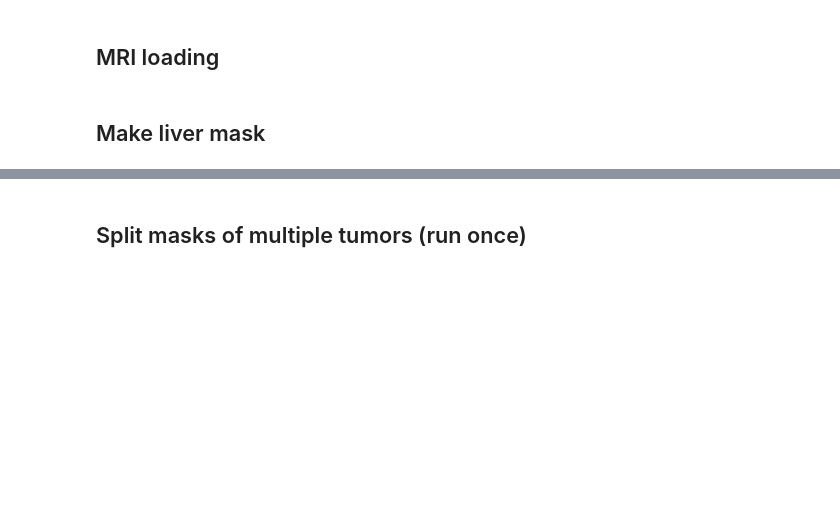
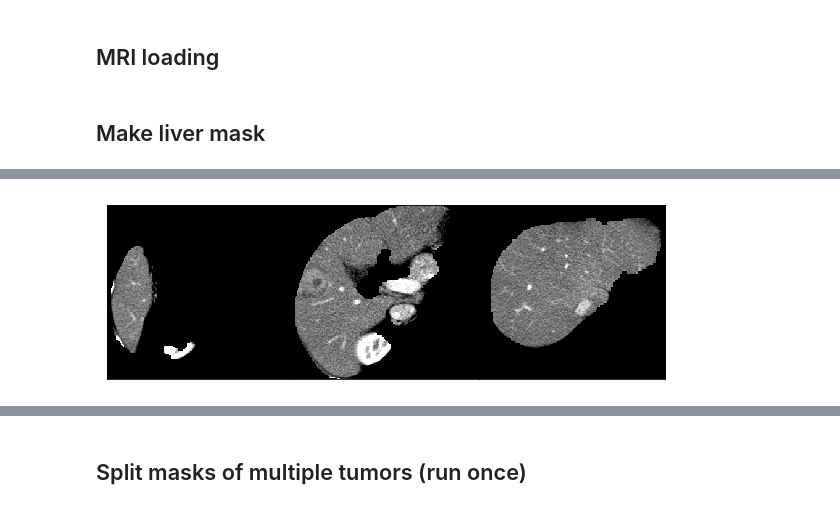
Before and after one commit to clintonjwang/lipiodol, a Jupyter notebook: data-retriever.ipynb, the cells around one changed output, grey strips where cells are left out. Cells and saved outputs as stored; diff of their text form; code cells hidden in the pictures; blank space fills up the shorter version.

Commit message:
validated patterns, lesion gallery

```diff
--- a/data-retriever.ipynb
+++ b/data-retriever.ipynb
@@ -117,6 +117,23 @@ for ix,fn in enumerate(fns[1:]):
 D:\Lipiodol\Data\34\CT24h\IMG-0001-00010.dcm 6.0
 # %% [markdown]
 ## MRI loading
+# %%
+target_dir = "D:\\Lipiodol\\Data"
+patient_id = "PK-07"
+importlib.reload(lm)
+paths = lm.get_paths(patient_id, target_dir, check_valid=False)
+
+mask_dir, nii_dir, ct24_path, ct24_tumor_mask_path, ct24_liver_mask_path, \
+mribl_art_path, mribl_pre_path, \
+mribl_tumor_mask_path, mribl_liver_mask_path, \
+mribl_enh_mask_path, mribl_nec_mask_path, \
+mri30d_art_path, mri30d_pre_path, \
+mri30d_tumor_mask_path, mri30d_liver_mask_path, \
+mri30d_enh_mask_path, mri30d_nec_mask_path, \
+ball_ct24_path, ball_mribl_path, ball_mri30d_path, \
+ball_mask_path, ball_mribl_enh_mask_path, ball_mri30d_enh_mask_path, \
+midlip_mask_path, ball_midlip_mask_path, \
+highlip_mask_path, ball_highlip_mask_path = paths
 # %%
 modality = "MRI-BL"
 
@@ -187,0 +179,20 @@ lm.seg_liver_ct(ct24_path, ct24_liver_mask_path, model, ct24_tumor_mask_path)
+# %%
+importlib.reload(lm)
+#for patient_id in ["BM-05", "BM-07", "BM-07"]
+patient_id = "BM-07"
+paths = lm.get_paths(patient_id, target_dir)
+
+mask_dir, nii_dir, ct24_path, ct24_tumor_mask_path, ct24_liver_mask_path, \
+mribl_art_path, mribl_pre_path, \
+mribl_tumor_mask_path, mribl_liver_mask_path, \
+mribl_enh_mask_path, mribl_nec_mask_path, \
+mri30d_art_path, mri30d_pre_path, \
+mri30d_tumor_mask_path, mri30d_liver_mask_path, \
+mri30d_enh_mask_path, mri30d_nec_mask_path, \
+ball_ct24_path, ball_mribl_path, ball_mri30d_path, \
+ball_mask_path, ball_mribl_enh_mask_path, ball_mri30d_enh_mask_path, \
+midlip_mask_path, ball_midlip_mask_path, \
+highlip_mask_path, ball_highlip_mask_path = paths
+ctbl_path = join(target_dir, patient_id, "nii_files", "ctbl.nii.gz")
+#ctbl_tumor_mask_path = (glob.glob(join(mask_dir, "tumor bl ct*.ids")) + glob.glob(join(mask_dir, "tumor ct bl*.ids")))[0][:-4]
+ctbl_liver_mask_path = join(mask_dir, "wholeliver_BLCT")
@@ -187,0 +212,4 @@ lm.seg_liver_ct(ct24_path, ct24_liver_mask_path, model, ct24_tumor_mask_path)
+# %%
+A=masks.draw_mask(ctbl_liver_mask_path, ctbl_path, [0,200])
+# %% [output]
+[figure, added]
```
Also changed, not shown: parts of 39 cells of this notebook, 10 other files.
